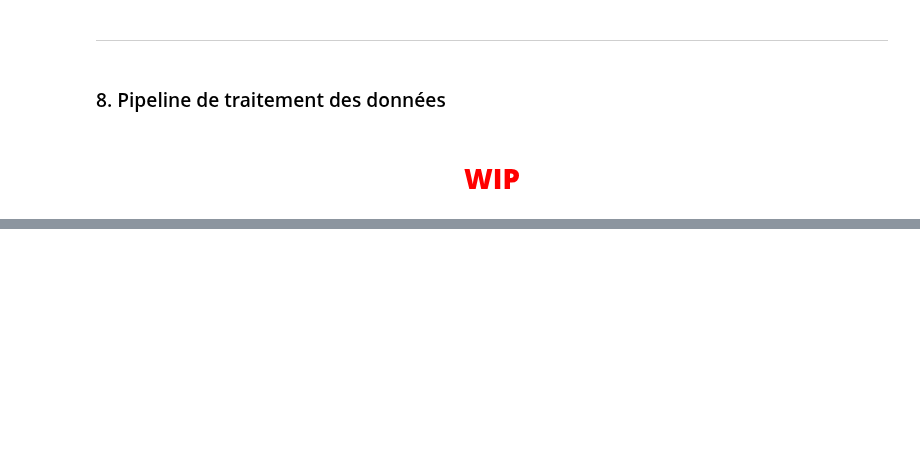
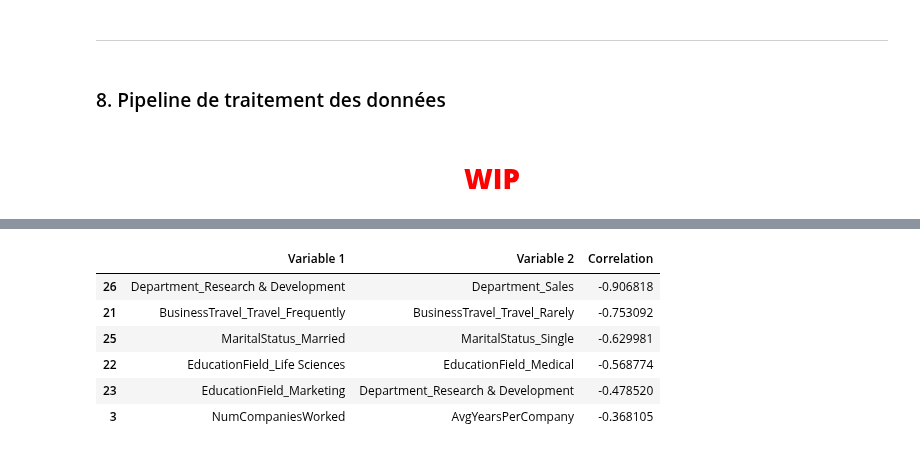
Before and after one commit to warren-gaure/projet-ia, a Jupyter notebook: notebooks/Livrable.ipynb, the cells around one changed output, grey strips where cells are left out. Drawn from its saved outputs; the diff is of its cells as text; code cells hidden in the pictures; blank space fills up the shorter version.

```diff
--- a/notebooks/Livrable.ipynb
+++ b/notebooks/Livrable.ipynb
@@ -281,0 +343,10 @@ for column in categorical_columns:
+# %%
+negative_corr_df
+# %% [output]
+|  | Variable 1 | Variable 2 | Correlation |
+| 26 | Department_Research & Development | Department_Sales | -0.906818 |
+| 21 | BusinessTravel_Travel_Frequently | BusinessTravel_Travel_Rarely | -0.753092 |
+| 25 | MaritalStatus_Married | MaritalStatus_Single | -0.629981 |
+| 22 | EducationField_Life Sciences | EducationField_Medical | -0.568774 |
+| 23 | EducationField_Marketing | Department_Research & Development | -0.478520 |
+| 3 | NumCompaniesWorked | AvgYearsPerCompany | -0.368105 |
```
Also changed, not shown: parts of 14 cells of this notebook.
